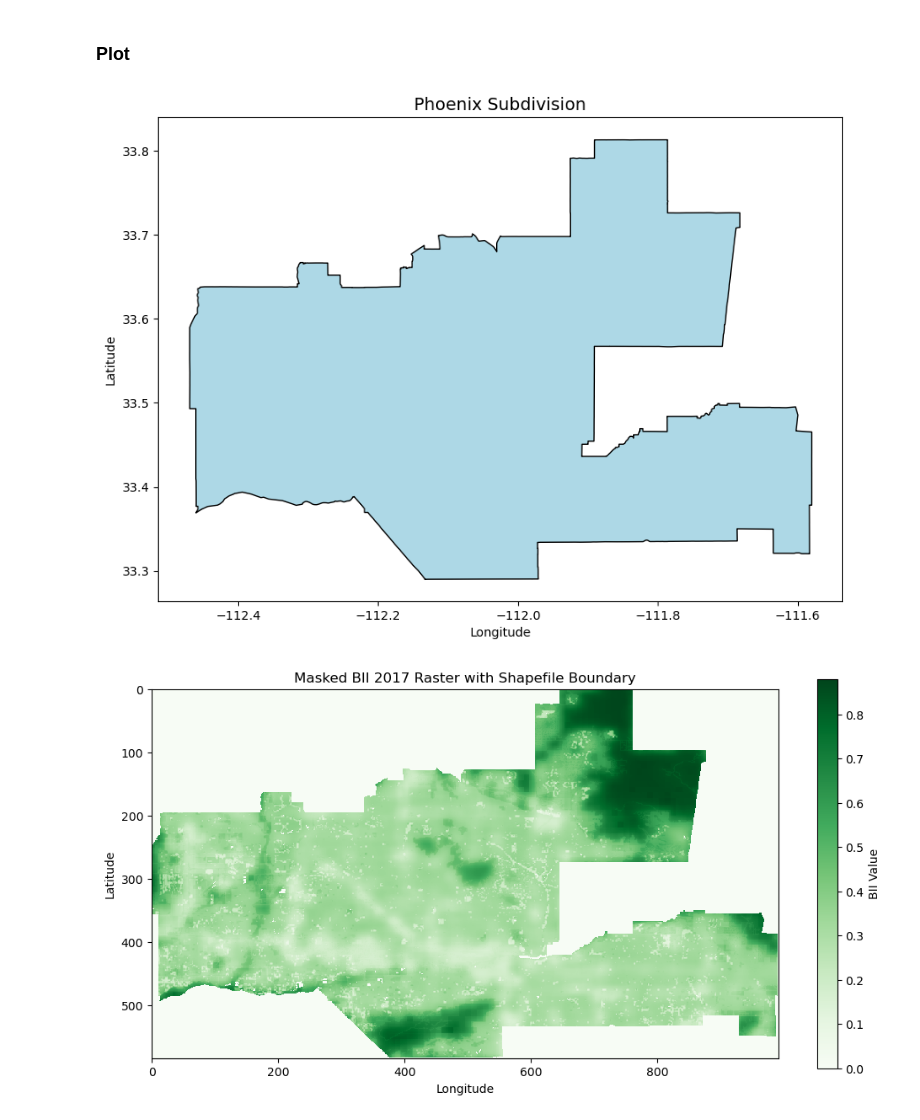
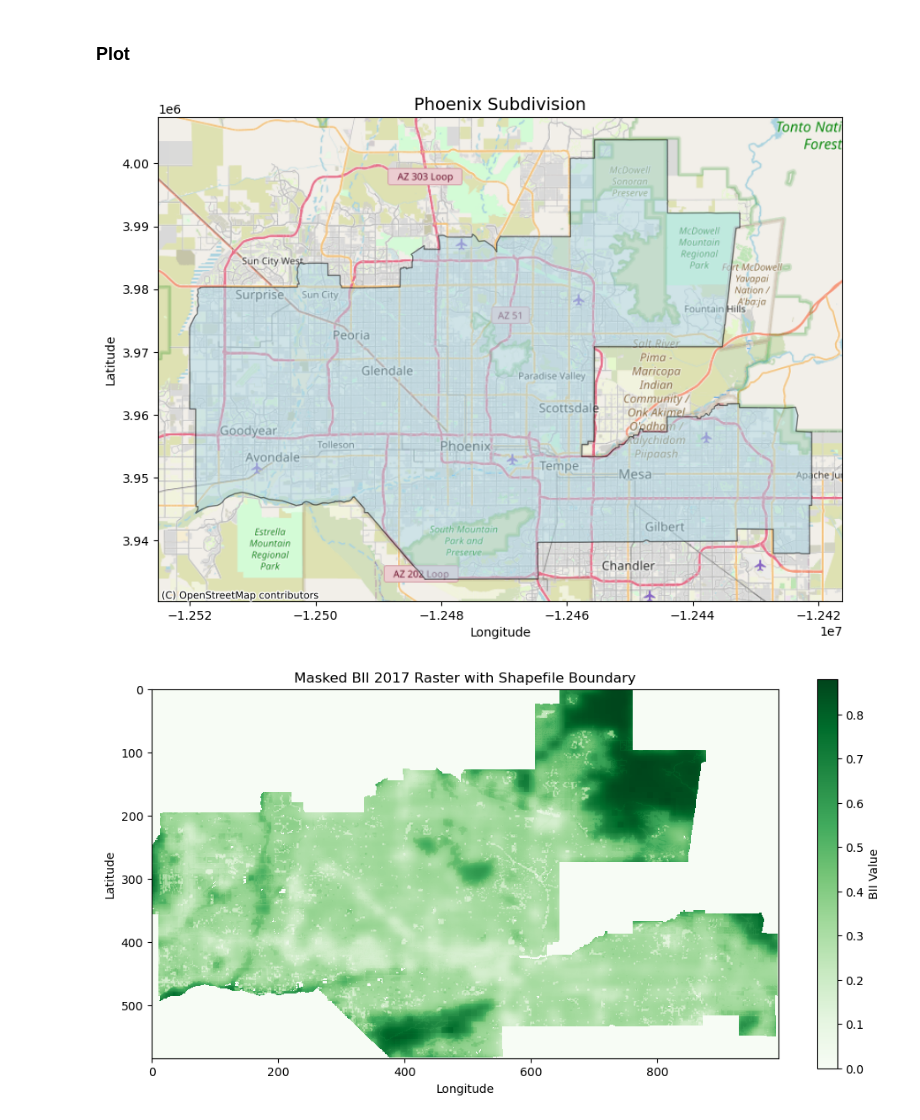
Before and after one commit to YoselynR/Biodiversity-Intactness-Index-YR, a Jupyter notebook: Biodiversity-Intactness-Index.ipynb, the cells around one changed output. Saved outputs shown, nothing was run; the diff lists cells and outputs as text; code cells hidden in the pictures.

```diff
--- a/Biodiversity-Intactness-Index.ipynb
+++ b/Biodiversity-Intactness-Index.ipynb
@@ -94,17 +94,21 @@ Reprojected shapefile CRS to: EPSG:4326
 # %% [markdown]
 ### Plot
 # %%
+# Reproject Phoenix shapefile for mapping with ctx
+phoenix_shapefile_ctx = phoenix_shapefile.to_crs(epsg=3857)
 # Plot the Phoenix subdivision
 fig, ax = plt.subplots(figsize=(10, 10))  # Larger plot for better readability
-phoenix_shapefile.plot(ax=ax, color='lightblue', edgecolor='black')
+phoenix_shapefile_ctx.plot(ax=ax, color='lightblue', edgecolor='black', alpha=0.5)
+# Base map
+ctx.add_basemap(ax, crs=phoenix_shapefile_ctx.crs.to_string(), source=ctx.providers.OpenStreetMap.Mapnik)
 # Add title and labels
 ax.set_title("Phoenix Subdivision", fontsize=14)
 ax.set_xlabel("Longitude")
 ax.set_ylabel("Latitude")
 # Show the plot
 plt.show()
 # %% [output]
-[figure, old version]
+[figure, new version]
 # %%
 # Plotting the masked raster using Matplotlib
 plt.figure(figsize=(12, 6))  # Adjust the figure size
```
